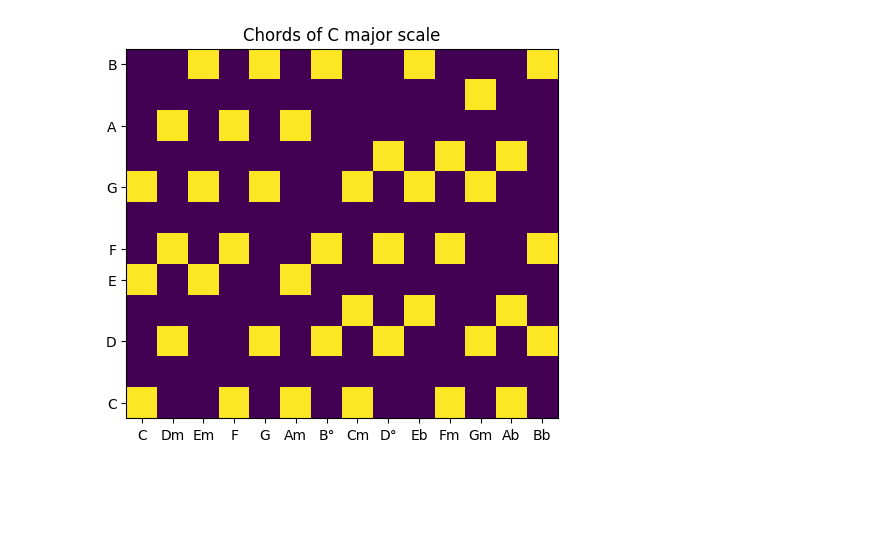
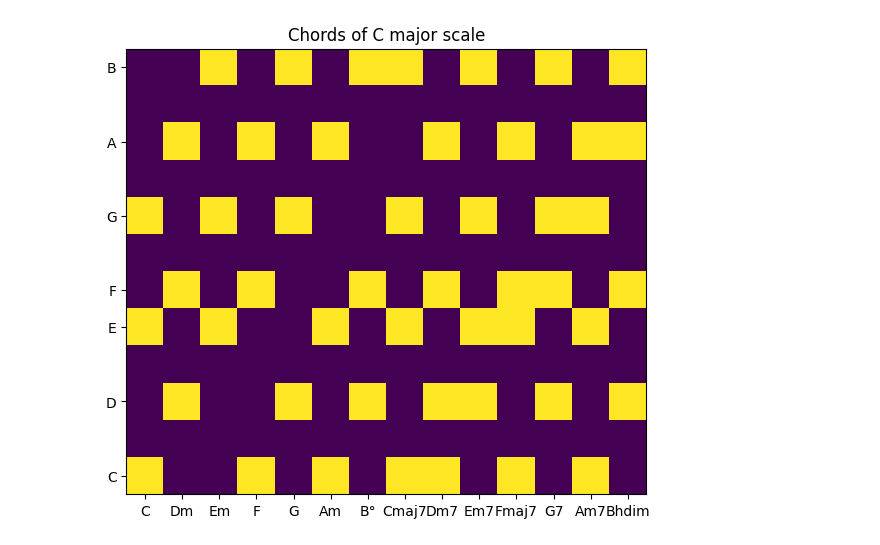
Before and after one commit to Maushax-jpg/chord-recognition, a Jupyter notebook: transcribing_cps.ipynb, the cells around one changed output. Cells and saved outputs as stored; diff of their text form; code cells hidden in the pictures; blank space fills up the shorter version.

```diff
--- a/transcribing_cps.ipynb
+++ b/transcribing_cps.ipynb
@@ -116,35 +1,109 @@ In the thesis, gatzsche and mahnert describe that the related circle of fifth ca
 # %%
+import mir_eval
+import numpy as np
+import matplotlib.pyplot as plt
+import circularPitchSpace as cps
+from matplotlib.patches import Patch
+from matplotlib.gridspec import GridSpec
+
+def calculateDistance(x1,x2) -> float:
+    e = (x1-x2)
+    return np.sqrt(e.real**2+e.imag**2)
+
+
 major = mir_eval.chord.quality_to_bitmap("maj")
 minor = mir_eval.chord.quality_to_bitmap("min")
 dim = mir_eval.chord.quality_to_bitmap("dim")
 aug = mir_eval.chord.quality_to_bitmap("aug")
 seventh = mir_eval.chord.quality_to_bitmap("7")
+maj7 = mir_eval.chord.quality_to_bitmap("maj7")
+min7 = mir_eval.chord.quality_to_bitmap("min7")
+hdim = mir_eval.chord.quality_to_bitmap("hdim7")
 
 C = major
 D = np.roll(minor,2)
 E = np.roll(minor,4)
 F = np.roll(major,5)
 G = np.roll(major,7)
 A = np.roll(minor,9)
 B = np.roll(dim,11)
-prototypes = np.array([C,D,E,F,G,A,B],dtype=float)
+major_chords = [C,D,E,F,G,A,B]
 
-C = minor
-D = np.roll(dim,2)
-ES = np.roll(aug,3)
-F = np.roll(minor,5)
-G = np.roll(minor,7)
-AS = np.roll(major,8)
-B = np.roll(dim,11)
-
-prototypes = np.append(prototypes,np.array([C,D,ES,F,G,AS,B]),axis=0)
-chordlabels = ["C","Dm","Em","F","G","Am","B°","Cm","D°","Eb","Fm","Gm","Ab","Bb"]
-fig,ax = plt.subplots()
+C = maj7
+D = np.roll(min7,2)
+E = np.roll(min7,4)
+F = np.roll(maj7,5)
+G = np.roll(seventh,7)
+A = np.roll(min7,9)
+B = np.roll(hdim,11)
+major_tetrads = [C,D,E,F,G,A,B]
+prototypes_list = major_chords+major_tetrads
+prototypes = np.array(prototypes_list)
+prototype_labels = ["C","Dm","Em","F","G","Am","B°","Cmaj7","Dm7","Em7","Fmaj7","G7","Am7","Bhdim"]
+chordlabels = prototype_labels
+fig,ax = plt.subplots(figsize=(6,5),layout='constrained')
 ax.imshow(prototypes.T,origin = 'lower')
 ax.set_yticks([0,2,4,5,7,9,11])
 ax.set_yticklabels(["C","D","E","F","G","A","B"])
 ax.set_xticks(range(len(chordlabels)))
 ax.set_xticklabels(chordlabels)
 ax.set_title("Chords of C major scale");
+
+cps_features = cps.transformChroma(prototypes)
+r_F,r_FR,r_TR,r_DR = cps_features
+colors = ["blue","green","yellowgreen","orange","purple","grey","chocolate","blue","green","yellowgreen","orange","purple","grey","chocolate"]
+labels = chordlabels
+legend_handles = [Patch(color=color) for color in colors]
+color_dict = dict(zip(chordlabels,colors))
+fig,ax = plt.subplots(2,4,figsize=(9,5))
+cps.plotCircleOfFifths(ax[0,0])
+cps.plotCircleOfFifthsRelated(ax[0,1],0)
+cps.plotCircleOfThirdsRelated(ax[0,2],0)
+cps.plotCircleOfDiatonicRelated(ax[0,3],0)
+cps.plotCircleOfFifths(ax[1,0])
+cps.plotCircleOfFifthsRelated(ax[1,1],0)
+cps.plotCircleOfThirdsRelated(ax[1,2],0)
+cps.plotCircleOfDiatonicRelated(ax[1,3],0)
+for t in range(7):
+    z = r_F[t]*1j
+    ax[0,0].plot([0,z.real],[0,z.imag],'-',color=colors[t],markersize=2)
+    z = r_FR[t,0]*1j
+    ax[0,1].plot([0,z.real],[0,z.imag],'-',color=colors[t],markersize=2)
+    z = r_TR[t,0]*1j
+    ax[0,2].plot([0,z.real],[0,z.imag],'-',color=colors[t],markersize=2)
+    z = r_DR[t,0]*1j
+    ax[0,3].plot([0,z.real],[0,z.imag],'-',color=colors[t],markersize=2)
+for t in range(7,14):
+    z = r_F[t]*1j
+    ax[1,0].plot([0,z.real],[0,z.imag],'-',color=colors[t],markersize=2)
+    z = r_FR[t,0]*1j
+    ax[1,1].plot([0,z.real],[0,z.imag],'-',color=colors[t],markersize=2)
+    z = r_TR[t,0]*1j
+    ax[1,2].plot([0,z.real],[0,z.imag],'-',color=colors[t],markersize=2)
+    z = r_DR[t,0]*1j
+    ax[1,3].plot([0,z.real],[0,z.imag],'-',color=colors[t],markersize=2)
+plt.subplots_adjust(top=0.8)  # Increase or decrease the value as needed
+fig.legend(legend_handles, labels,ncols=len(chordlabels), loc='center', bbox_to_anchor=(0.5, 1), title='Chords', handlelength=1, handletextpad=0.5, fontsize=8, title_fontsize=10, facecolor='lightgray', framealpha=0.8)
+plt.tight_layout()
+for row in ax:
+    for col in row:
+        col.set_xlim(-2.5,2.5)
+        col.set_ylim(-2.5,2.5)
+
+# Vergleich mit Prototypenvektor
+notes = ["C","C#","D","D#","E","F","F#","G","G#","A","A#","B"]
+prototype_labels = []
+prototypes = np.zeros((12,7,12),dtype=float)
+for i in range(12):
+    I = np.roll(major,i)
+    II = np.roll(minor,i+2)
+    III = np.roll(minor,i+4)
+    IV = np.roll(major,i+5)
+    V = np.roll(major,i+7)
+    VI = np.roll(minor,i+9)
+    VII = np.roll(dim,i+11)
+    prototype_labels.append([f"{notes[i]}",f"{notes[(i+2)%12]}m",f"{notes[(i+4)%12]}m",
+                   f"{notes[(i+5)%12]}",f"{notes[(i+7)%12]}",f"{notes[(i+9)%12]}m",f"{notes[(i+11)%12]}°"])
+    prototypes[i,:,:] = np.array([I,II,III,IV,V,VI,VII],dtype=float)
 # %% [output]
-[figure, old version]
+[figure, new version]
```
Also changed, not shown: parts of 17 cells of this notebook, 14 other files.
